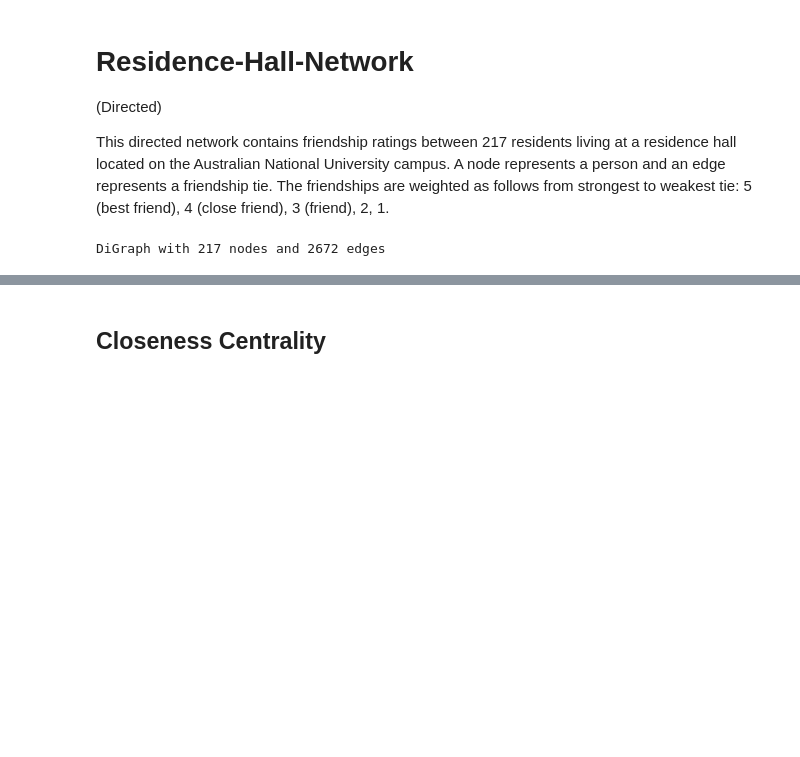
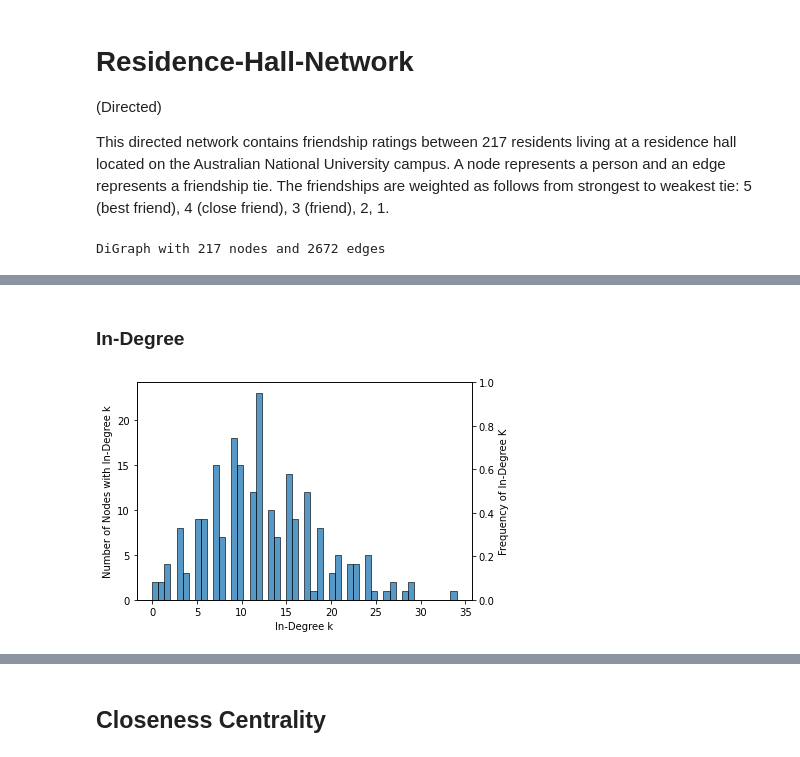
Before and after one commit to danielegerbaldo/Complex-Networks-Analysis-Project, a Jupyter notebook: CNA_Section_3_Centrality_Measures.ipynb, the cells around one changed output, grey strips where cells are left out. Drawn from its saved outputs; the diff is of its cells as text; code cells hidden in the pictures; blank space fills up the shorter version.

```diff
--- a/CNA_Section_3_Centrality_Measures.ipynb
+++ b/CNA_Section_3_Centrality_Measures.ipynb
@@ -23,0 +42,13 @@ DiGraph with 217 nodes and 2672 edges
+# %% [markdown]
+### In-Degree
+# %%
+degree_sequence = [G.in_degree(n) for n in G.nodes]
+degree_counts = Counter(degree_sequence)
+
+ax = sns.histplot(data=degree_sequence, bins=50)
+ax2 = ax.twinx()
+ax2.set_ylabel("Frequency of In-Degree K")
+ax.set(xlabel='In-Degree k', ylabel='Number of Nodes with In-Degree k')
+plt.show()
+# %% [output]
+[figure, added]
```
Also changed, not shown: parts of 7 cells of this notebook.
